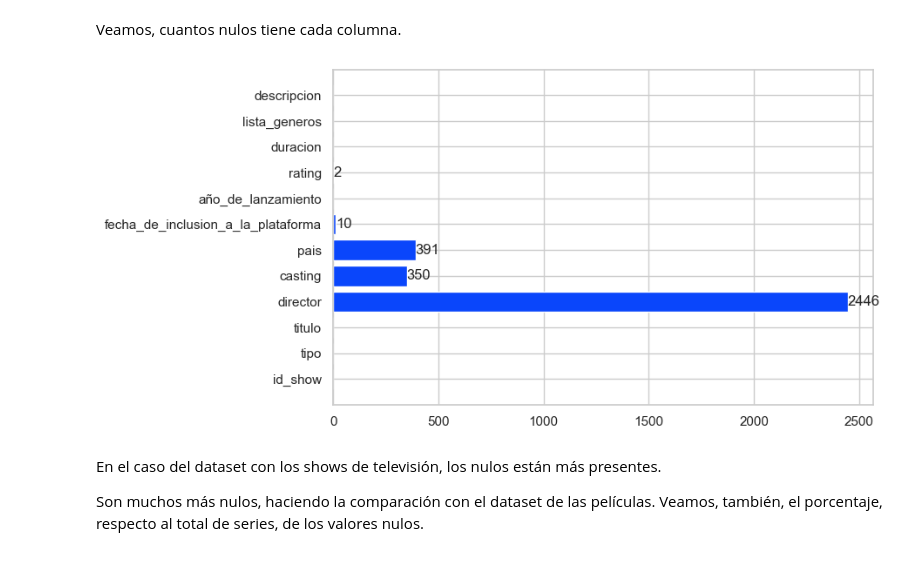
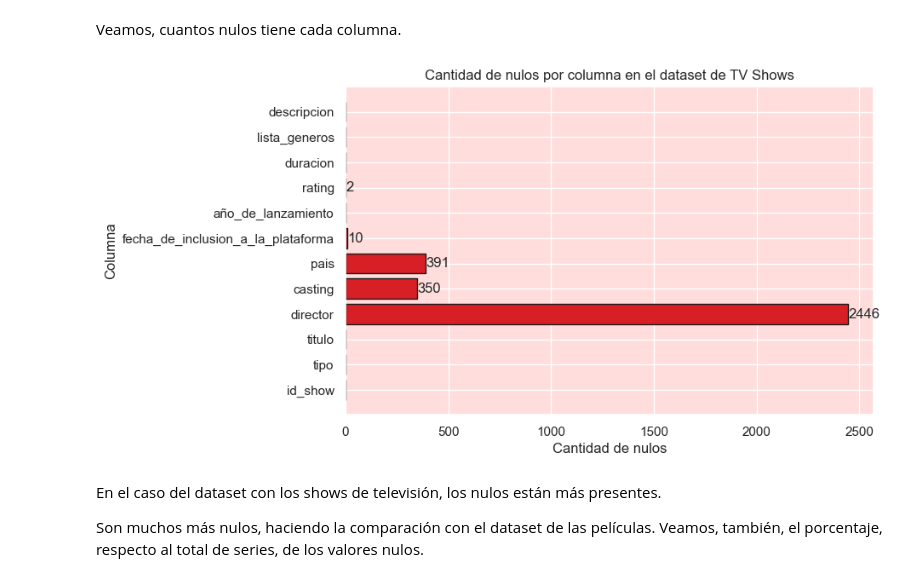
Before and after one commit to Mariagustin-Prg/Netflix-Predictor, a Jupyter notebook: notebook.ipynb, the cells around one changed output. Drawn from its saved outputs; the diff is of its cells as text; code cells hidden in the pictures.

```diff
--- a/notebook.ipynb
+++ b/notebook.ipynb
@@ -12,7 +12,7 @@ import pandas as pd
 import numpy as np
 import matplotlib.pyplot as plt
 import seaborn as sns
-sns.set(style='whitegrid')
+sns.set(style='darkgrid')
 import warnings
 warnings.filterwarnings('ignore')
 import datetime
@@ -258,14 +264,19 @@ Veamos, cuantos nulos tiene cada columna.
 # %%
 nulls_tv = dict(shows.isnull().sum())
 
-plt.figure(figsize=(8, 5))
-plt.barh(y= list(nulls_tv.keys()), width= list(nulls_tv.values()), color= "#0a46Fb")
-
+fig, ax = plt.subplots(figsize=(8, 5))
+ax.barh(y= list(nulls_tv.keys()), width= list(nulls_tv.values()), color= "#d81f26", edgecolor= 'k')
+ax.set_facecolor('#ffdddd')
 for y, x in enumerate(nulls_tv.values()):
     if x > 0:
-        plt.text(x, y, str(x), ha= 'left', va= 'center')
+        ax.text(x, y, str(x), ha= 'left', va= 'center')
+
+ax.set_title("Cantidad de nulos por columna en el dataset de TV Shows")
+ax.set_xlabel("Cantidad de nulos")
+ax.set_ylabel("Columna")
+plt.show()
 # %% [output]
-[figure, old version]
+[figure, new version]
 # %% [markdown]
 En el caso del dataset con los shows de televisión, los nulos están más presentes.
 
```
Also changed, not shown: parts of 25 cells of this notebook.
